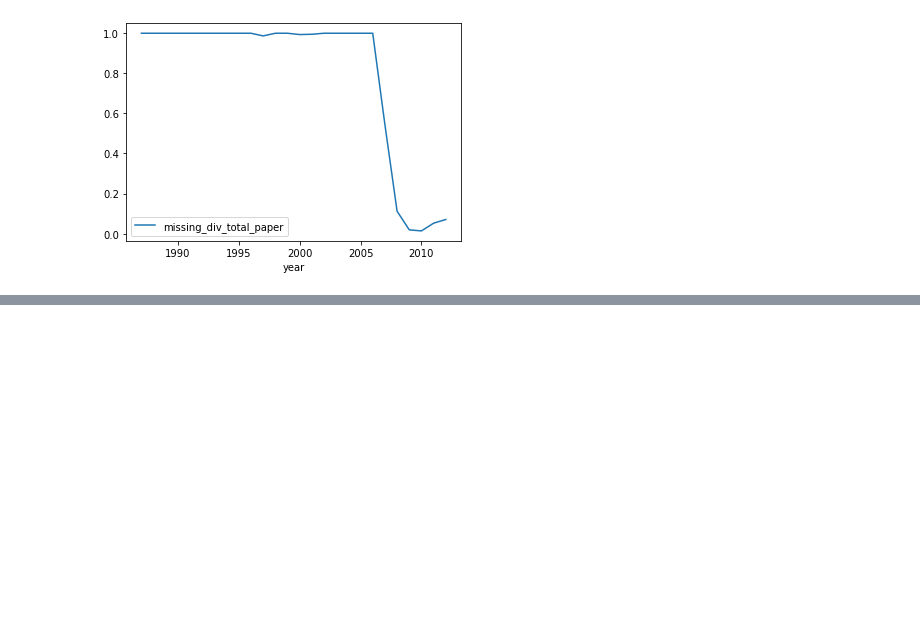
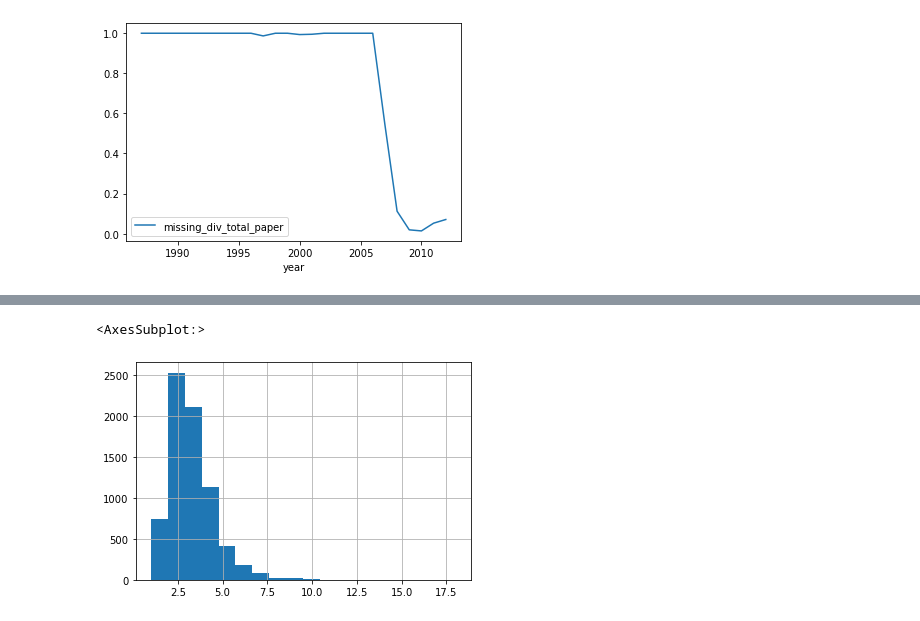
Before and after one commit to wwhite5/Springboard-Capstone-1-NLP, a Jupyter notebook: Notebooks/Data_Wrangling.ipynb, the cells around one changed output, grey strips where cells are left out. Drawn from its saved outputs; the diff is of its cells as text; code cells hidden in the pictures; blank space fills up the shorter version.

```diff
--- a/Notebooks/Data_Wrangling.ipynb
+++ b/Notebooks/Data_Wrangling.ipynb
@@ -92,0 +237,5 @@ abstract_missing_year.plot(x='year', y='missing_div_total_paper')
+# %%
+auth_per_paper = paper_authors.groupby(by='paper_id')['author_id'].count().sort_values(ascending=False).to_frame()
+auth_per_paper.reset_index(inplace=True)
+auth_per_paper.rename(columns={"author_id":"count"}, inplace=True)
+auth_per_paper
@@ -92,0 +268,5 @@ abstract_missing_year.plot(x='year', y='missing_div_total_paper')
+# %%
+auth_per_paper['count'].hist(bins=18)
+# %% [output]
+<AxesSubplot:>
+[figure, added]
```
Also changed, not shown: parts of 19 cells of this notebook.
